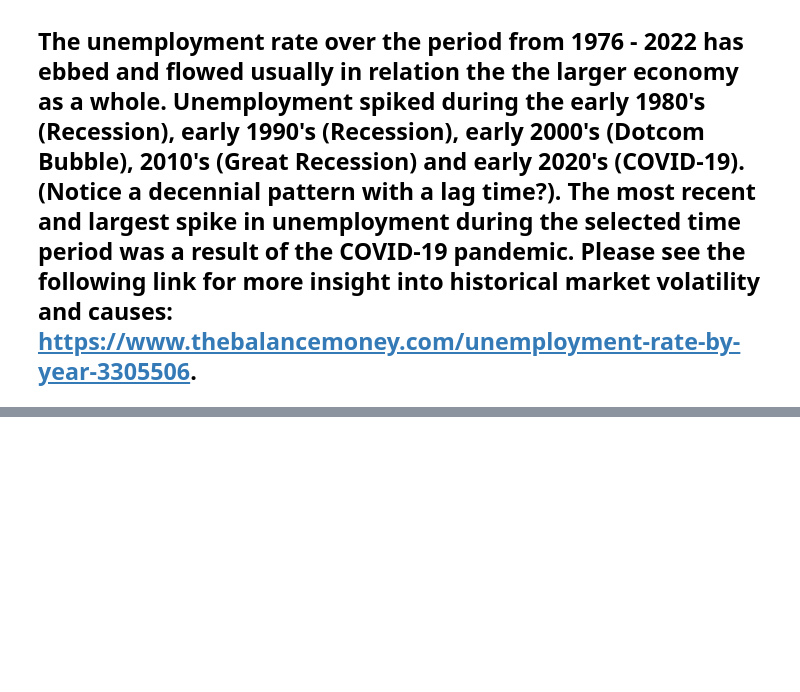
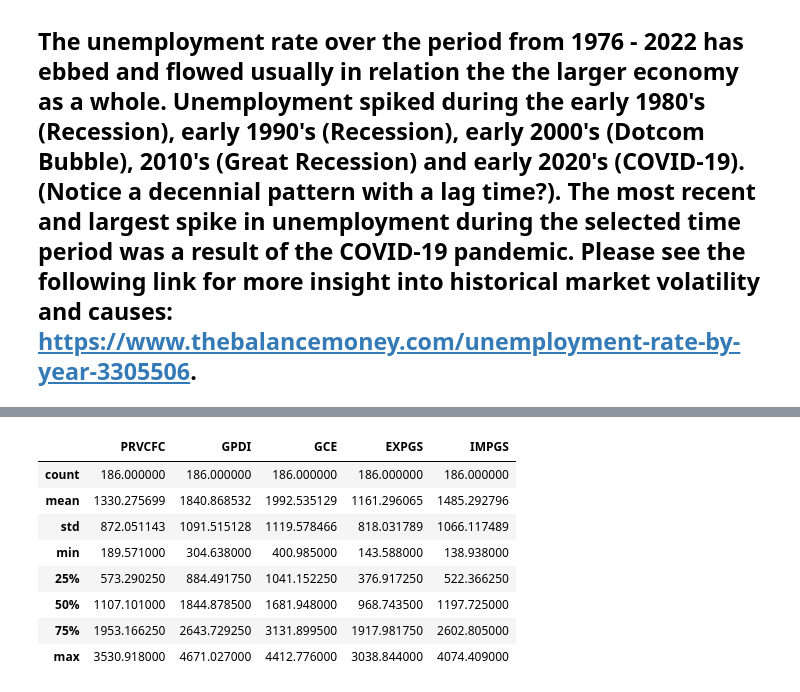
Before and after one commit to boggs2louky/EAP, a Jupyter notebook: National Unemployment and Labor Force Participation 1976-2022.ipynb, the cells around one changed output, grey strips where cells are left out. Cells and saved outputs as stored; diff of their text form; code cells hidden in the pictures; blank space fills up the shorter version.

```diff
--- a/National Unemployment and Labor Force Participation 1976-2022.ipynb
+++ b/National Unemployment and Labor Force Participation 1976-2022.ipynb
@@ -361,0 +372,12 @@ plt.show()
+# %%
+GDP.describe()
+# %% [output]
+|  | PRVCFC | GPDI | GCE | EXPGS | IMPGS |
+| count | 186.000000 | 186.000000 | 186.000000 | 186.000000 | 186.000000 |
+| mean | 1330.275699 | 1840.868532 | 1992.535129 | 1161.296065 | 1485.292796 |
+| std | 872.051143 | 1091.515128 | 1119.578466 | 818.031789 | 1066.117489 |
+| min | 189.571000 | 304.638000 | 400.985000 | 143.588000 | 138.938000 |
+| 25% | 573.290250 | 884.491750 | 1041.152250 | 376.917250 | 522.366250 |
+| 50% | 1107.101000 | 1844.878500 | 1681.948000 | 968.743500 | 1197.725000 |
+| 75% | 1953.166250 | 2643.729250 | 3131.899500 | 1917.981750 | 2602.805000 |
+| max | 3530.918000 | 4671.027000 | 4412.776000 | 3038.844000 | 4074.409000 |
```
Also changed, not shown: parts of 7 cells of this notebook, 3 other files.
